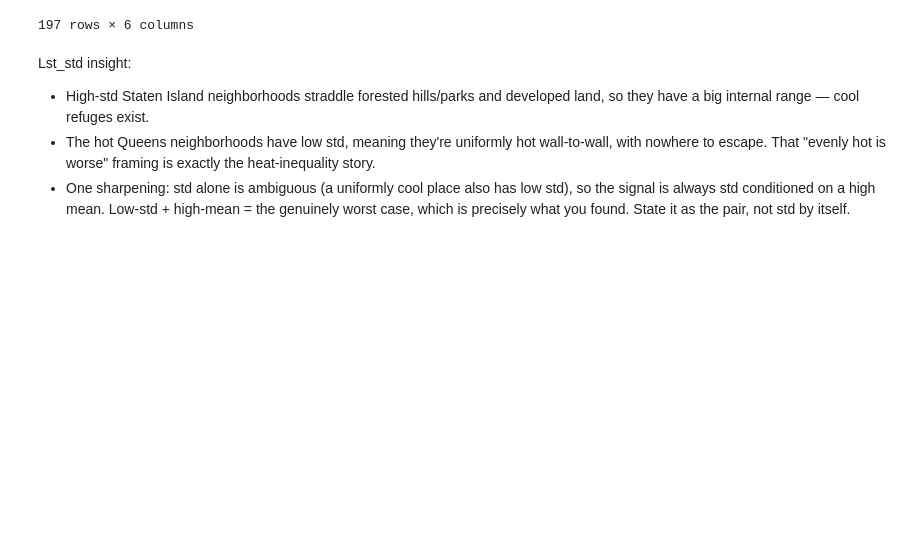
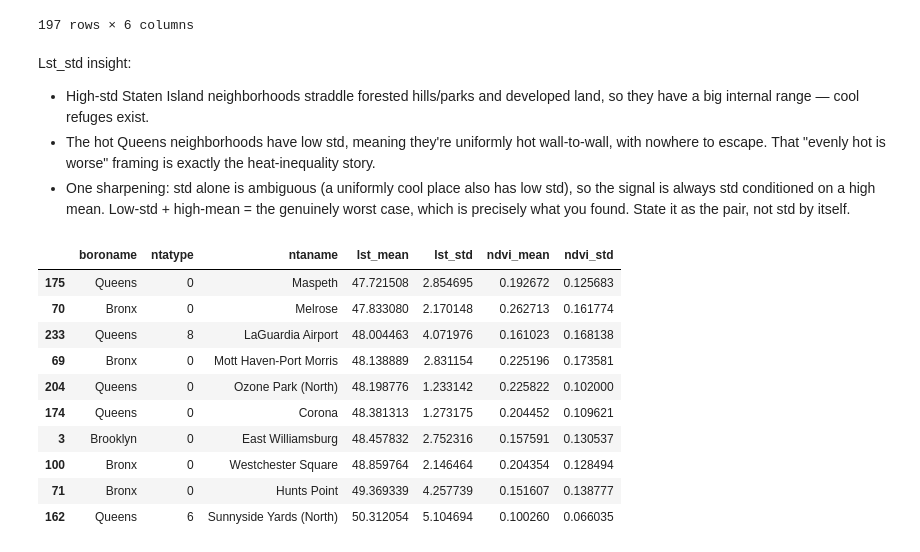
Before and after one commit to lucieDLE/NYC-Urban-Heat, a Jupyter notebook: notebooks/urban-heat.ipynb, the cells around one changed output. Drawn from its saved outputs; the diff is of its cells as text; code cells hidden in the pictures; blank space fills up the shorter version.

```diff
--- a/notebooks/urban-heat.ipynb
+++ b/notebooks/urban-heat.ipynb
@@ -323,3 +175,17 @@ Lst_std insight:
 - High-std Staten Island neighborhoods straddle forested hills/parks and developed land, so they have a big internal range — cool refuges exist.
 - The hot Queens neighborhoods have low std, meaning they're uniformly hot wall-to-wall, with nowhere to escape. That "evenly hot is worse" framing is exactly the heat-inequality story.
 - One sharpening: std alone is ambiguous (a uniformly cool place also has low std), so the signal is always std conditioned on a high mean. Low-std + high-mean = the genuinely worst case, which is precisely what you found. State it as the pair, not std by itself.
+# %%
+gdf_nb_temperature.sort_values(by=['lst_mean'])[['boroname', 'ntatype', 'ntaname', 'lst_mean', 'lst_std','ndvi_mean',  'ndvi_std'] ].dropna()[-10:]
+# %% [output]
+|  | boroname | ntatype | ntaname | lst_mean | lst_std | ndvi_mean | ndvi_std |
+| 175 | Queens | 0 | Maspeth | 47.721508 | 2.854695 | 0.192672 | 0.125683 |
+| 70 | Bronx | 0 | Melrose | 47.833080 | 2.170148 | 0.262713 | 0.161774 |
+| 233 | Queens | 8 | LaGuardia Airport | 48.004463 | 4.071976 | 0.161023 | 0.168138 |
+| 69 | Bronx | 0 | Mott Haven-Port Morris | 48.138889 | 2.831154 | 0.225196 | 0.173581 |
+| 204 | Queens | 0 | Ozone Park (North) | 48.198776 | 1.233142 | 0.225822 | 0.102000 |
+| 174 | Queens | 0 | Corona | 48.381313 | 1.273175 | 0.204452 | 0.109621 |
+| 3 | Brooklyn | 0 | East Williamsburg | 48.457832 | 2.752316 | 0.157591 | 0.130537 |
+| 100 | Bronx | 0 | Westchester Square | 48.859764 | 2.146464 | 0.204354 | 0.128494 |
+| 71 | Bronx | 0 | Hunts Point | 49.369339 | 4.257739 | 0.151607 | 0.138777 |
+| 162 | Queens | 6 | Sunnyside Yards (North) | 50.312054 | 5.104694 | 0.100260 | 0.066035 |
```
Also changed, not shown: parts of 41 cells of this notebook, 1 other file.
